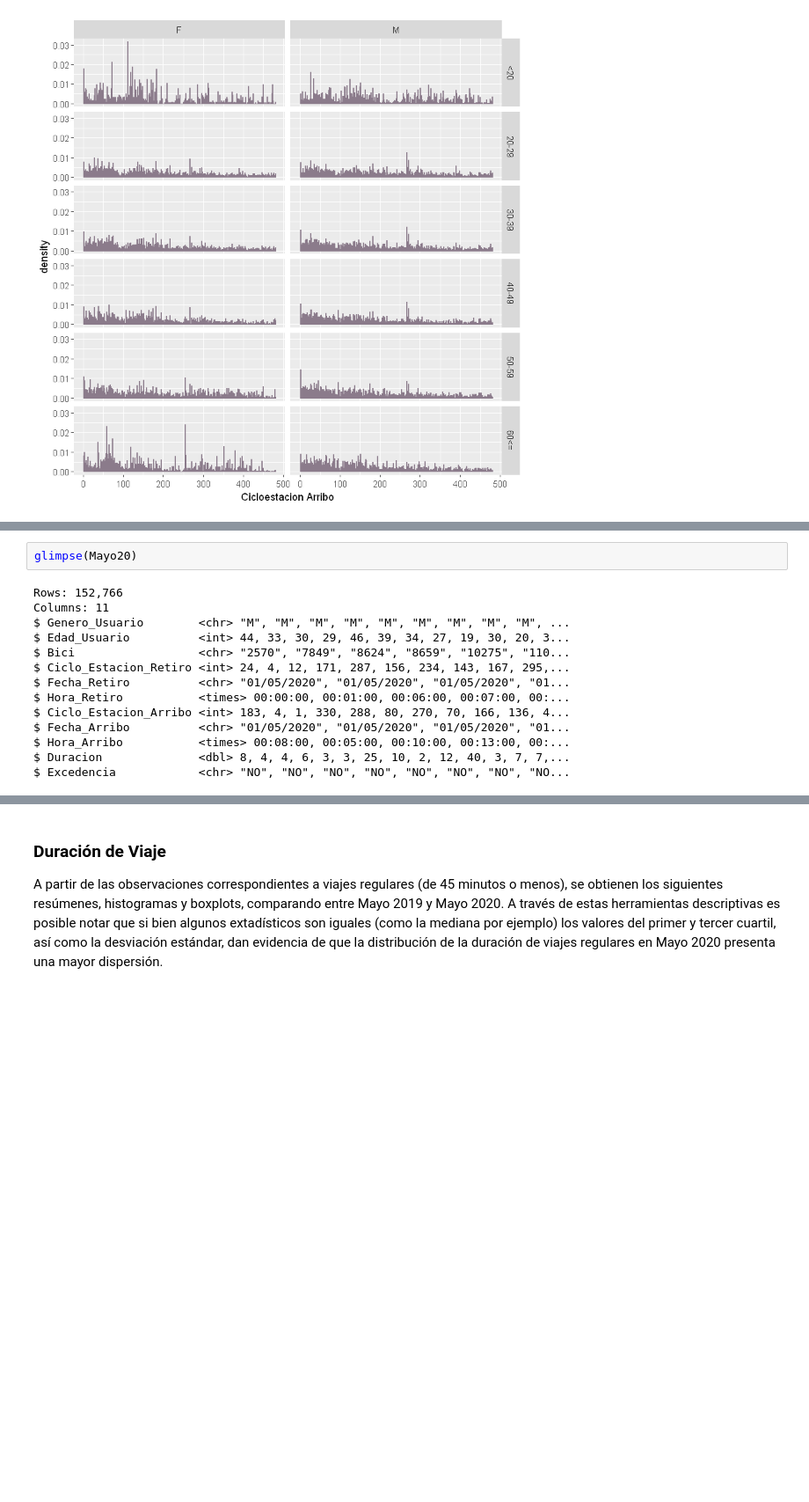
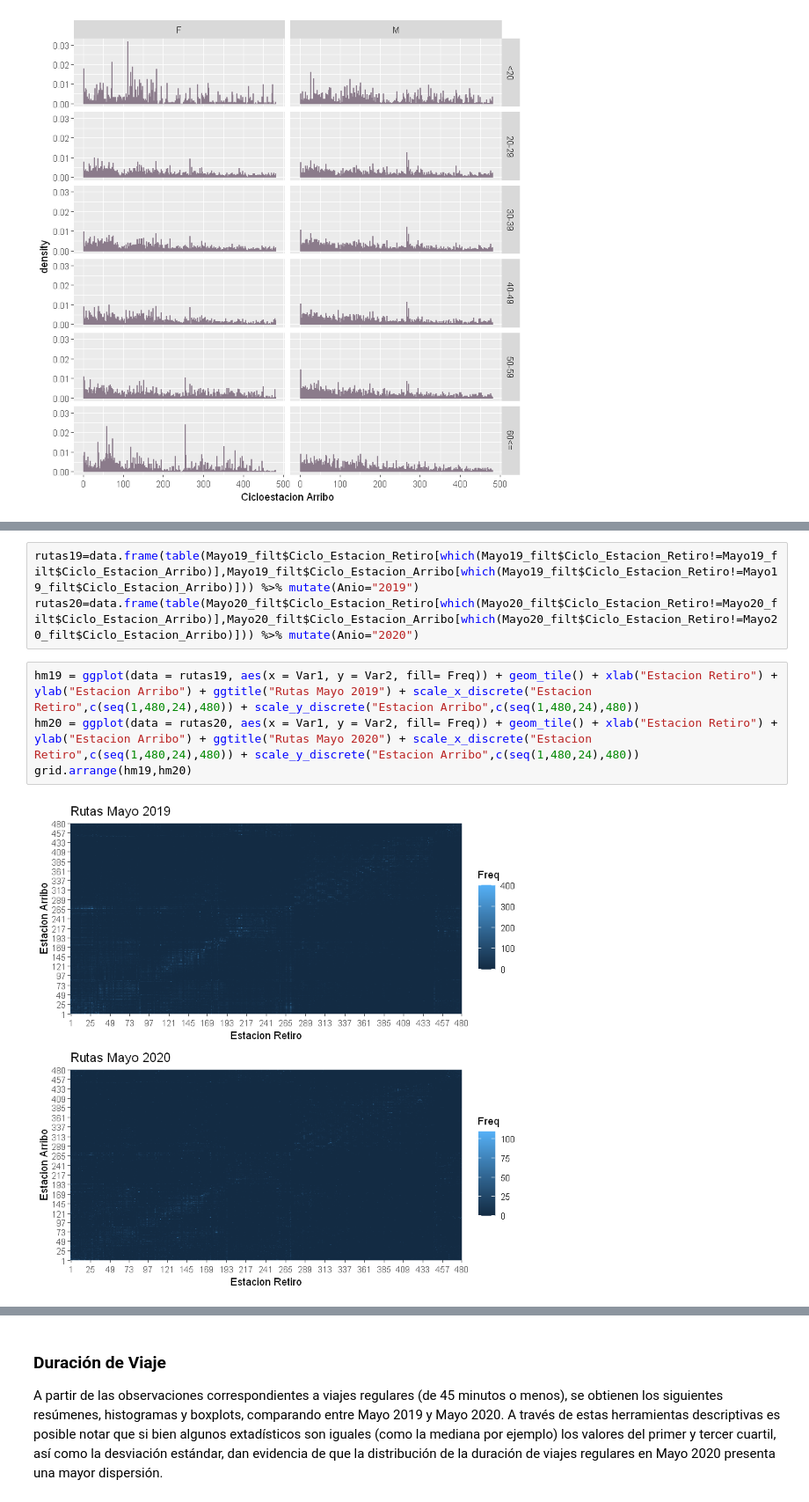
Before and after one commit to prope-2020-gh-classroom/practica-final-por-equipos-verano-2020-itam-Eduardo-Moreno, a Jupyter notebook: AnalisisRutas_PruebasEstadisticas.ipynb, the cells around one changed output, grey strips where cells are left out. Shown at 88% size. Drawn from its saved outputs; the diff is of its cells as text; blank space fills up the shorter version.

```diff
--- a/AnalisisRutas_PruebasEstadisticas.ipynb
+++ b/AnalisisRutas_PruebasEstadisticas.ipynb
@@ -173,16 +183,9 @@ Cada pareja de números determinada por una cicloestación de retiro y una de ar
-# %%
-glimpse(Mayo20)
-# %% [output]
-Rows: 152,766
-Columns: 11
-$ Genero_Usuario        <chr> "M", "M", "M", "M", "M", "M", "M", "M", "M", ...
-$ Edad_Usuario          <int> 44, 33, 30, 29, 46, 39, 34, 27, 19, 30, 20, 3...
-$ Bici                  <chr> "2570", "7849", "8624", "8659", "10275", "110...
-$ Ciclo_Estacion_Retiro <int> 24, 4, 12, 171, 287, 156, 234, 143, 167, 295,...
-$ Fecha_Retiro          <chr> "01/05/2020", "01/05/2020", "01/05/2020", "01...
-$ Hora_Retiro           <times> 00:00:00, 00:01:00, 00:06:00, 00:07:00, 00:...
-$ Ciclo_Estacion_Arribo <int> 183, 4, 1, 330, 288, 80, 270, 70, 166, 136, 4...
-$ Fecha_Arribo          <chr> "01/05/2020", "01/05/2020", "01/05/2020", "01...
-$ Hora_Arribo           <times> 00:08:00, 00:05:00, 00:10:00, 00:13:00, 00:...
-$ Duracion              <dbl> 8, 4, 4, 6, 3, 3, 25, 10, 2, 12, 40, 3, 7, 7,...
-$ Excedencia            <chr> "NO", "NO", "NO", "NO", "NO", "NO", "NO", "NO...
+# %%
+rutas19=data.frame(table(Mayo19_filt$Ciclo_Estacion_Retiro[which(Mayo19_filt$Ciclo_Estacion_Retiro!=Mayo19_filt$Ciclo_Estacion_Arribo)],Mayo19_filt$Ciclo_Estacion_Arribo[which(Mayo19_filt$Ciclo_Estacion_Retiro!=Mayo19_filt$Ciclo_Estacion_Arribo)])) %>% mutate(Anio="2019")
+rutas20=data.frame(table(Mayo20_filt$Ciclo_Estacion_Retiro[which(Mayo20_filt$Ciclo_Estacion_Retiro!=Mayo20_filt$Ciclo_Estacion_Arribo)],Mayo20_filt$Ciclo_Estacion_Arribo[which(Mayo20_filt$Ciclo_Estacion_Retiro!=Mayo20_filt$Ciclo_Estacion_Arribo)])) %>% mutate(Anio="2020")
+# %%
+hm19 = ggplot(data = rutas19, aes(x = Var1, y = Var2, fill= Freq)) + geom_tile() + xlab("Estacion Retiro") + ylab("Estacion Arribo") + ggtitle("Rutas Mayo 2019") + scale_x_discrete("Estacion Retiro",c(seq(1,480,24),480)) + scale_y_discrete("Estacion Arribo",c(seq(1,480,24),480))
+hm20 = ggplot(data = rutas20, aes(x = Var1, y = Var2, fill= Freq)) + geom_tile() + xlab("Estacion Retiro") + ylab("Estacion Arribo") + ggtitle("Rutas Mayo 2020") + scale_x_discrete("Estacion Retiro",c(seq(1,480,24),480)) + scale_y_discrete("Estacion Arribo",c(seq(1,480,24),480))
+grid.arrange(hm19,hm20)
+# %% [output]
+[figure, added]
```
Also changed, not shown: parts of 8 cells of this notebook.
